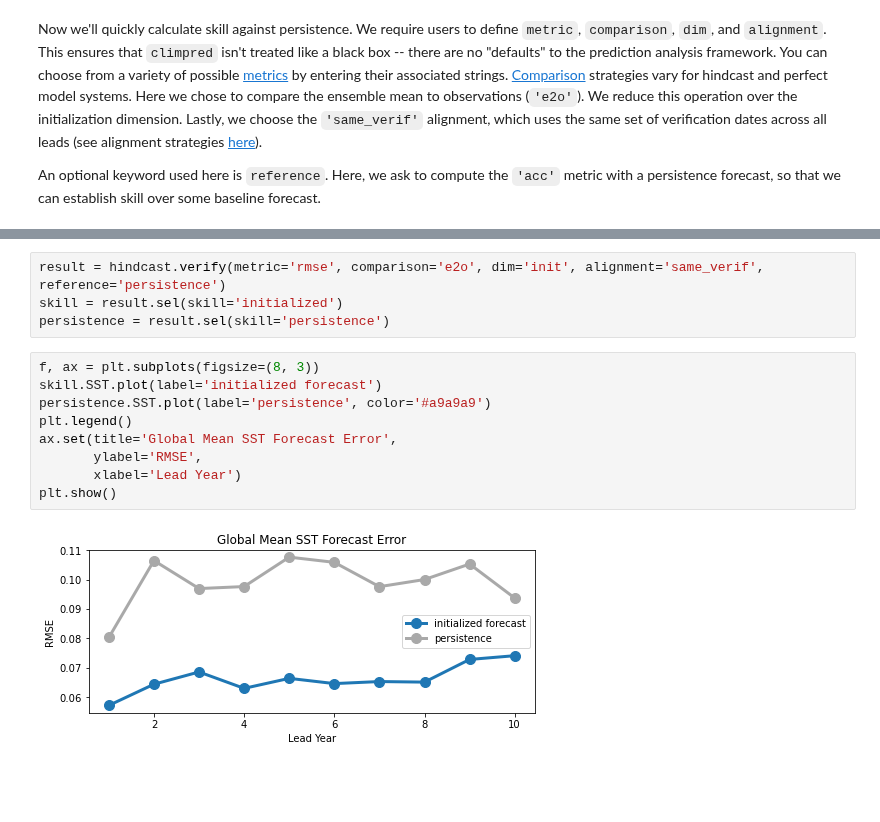
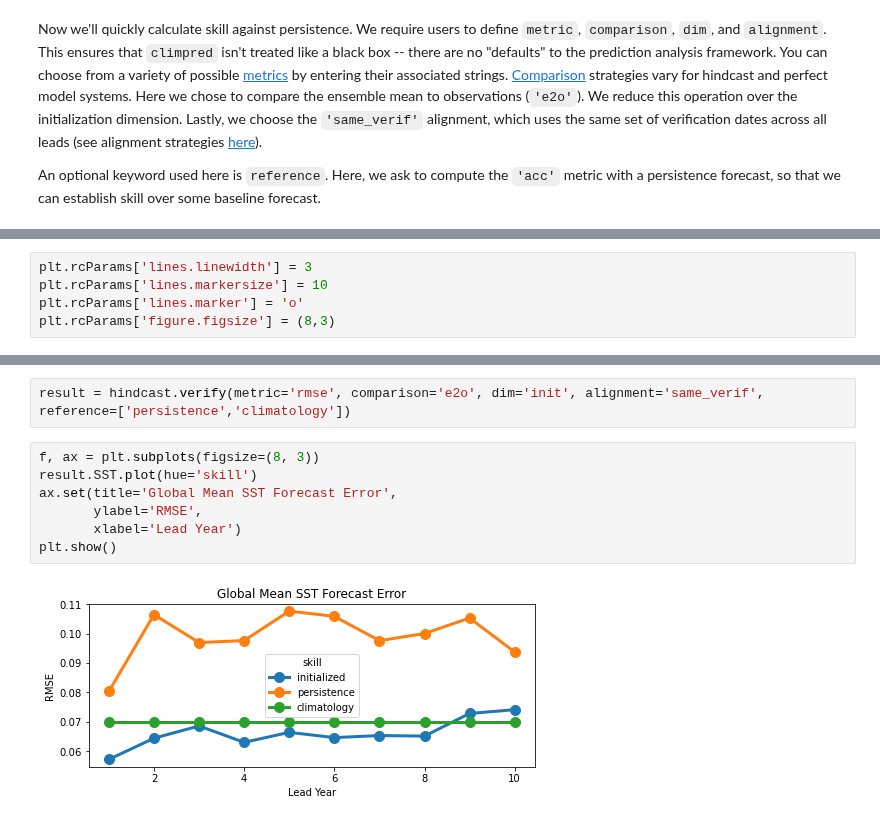
Before and after one commit to pangeo-data/climpred, a Jupyter notebook: docs/source/quick-start.ipynb, the cells around one changed output, grey strips where cells are left out. Drawn from its saved outputs; the diff is of its cells as text; blank space fills up the shorter version.

```diff
--- a/docs/source/quick-start.ipynb
+++ b/docs/source/quick-start.ipynb
@@ -121 +111,6 @@ Data variables:
+# %%
+plt.rcParams['lines.linewidth'] = 3
+plt.rcParams['lines.markersize'] = 10
+plt.rcParams['lines.marker'] = 'o'
+plt.rcParams['figure.figsize'] = (8,3)
 # %%
@@ -138,15 +126,11 @@ We can also check accuracy (error) of our forecasts.
 # %%
-result = hindcast.verify(metric='rmse', comparison='e2o', dim='init', alignment='same_verif', reference='persistence')
-skill = result.sel(skill='initialized')
-persistence = result.sel(skill='persistence')
+result = hindcast.verify(metric='rmse', comparison='e2o', dim='init', alignment='same_verif', reference=['persistence','climatology'])
 # %%
 f, ax = plt.subplots(figsize=(8, 3))
-skill.SST.plot(label='initialized forecast')
-persistence.SST.plot(label='persistence', color='#a9a9a9')
-plt.legend()
+result.SST.plot(hue='skill')
 ax.set(title='Global Mean SST Forecast Error',
        ylabel='RMSE',
        xlabel='Lead Year')
 plt.show()
 # %% [output]
-[figure, old version]
+[figure, new version]
```
Also changed, not shown: parts of 6 cells of this notebook, 3 other files.
